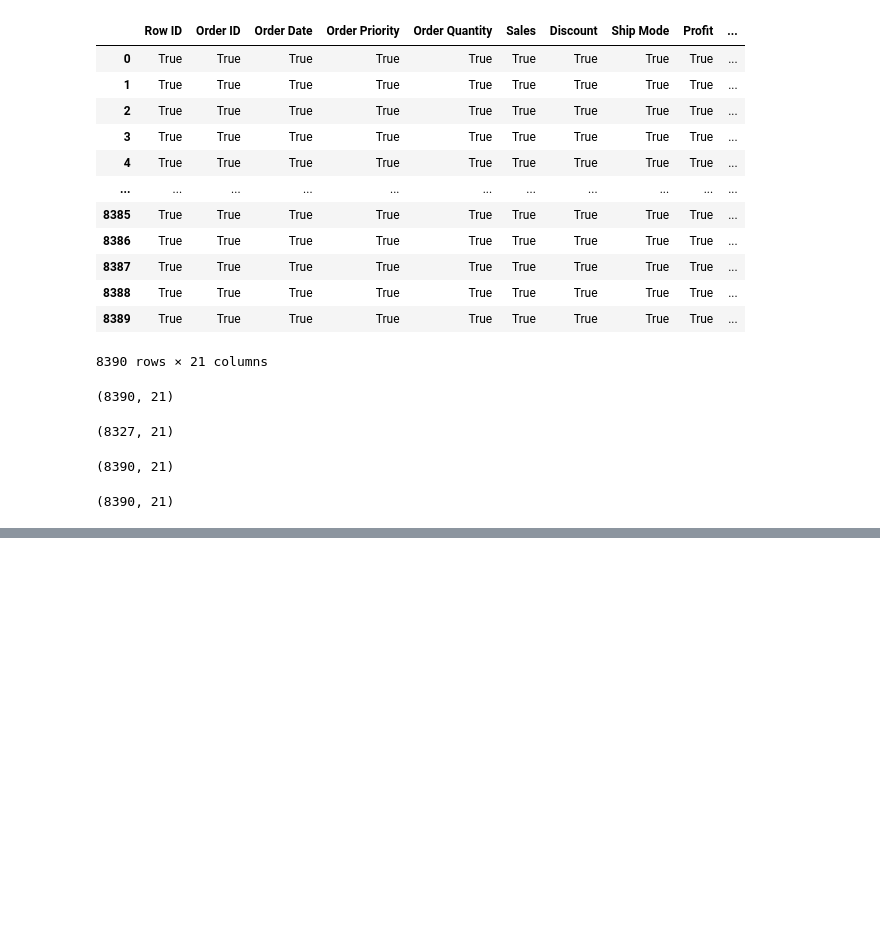
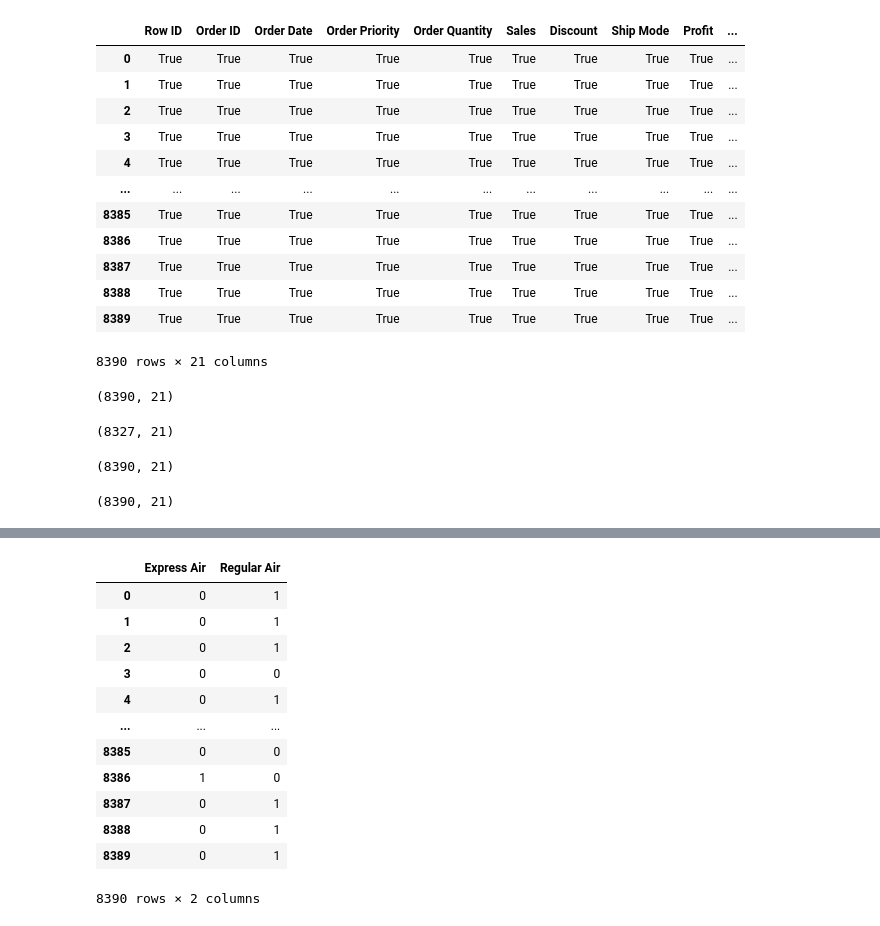
Before and after one commit to vivekgupta0657/learning-python, a Jupyter notebook: revamp.ipynb, the cells around one changed output, grey strips where cells are left out. Drawn from its saved outputs; the diff is of its cells as text; code cells hidden in the pictures; blank space fills up the shorter version.

```diff
--- a/revamp.ipynb
+++ b/revamp.ipynb
@@ -1077,0 +1215,17 @@ order.dropna(how='any',thresh=1).shape
+# %%
+order_dummies =pd.get_dummies(order['Ship Mode']).iloc[:,1:]
+order_dummies
+# %% [output]
+|  | Express Air | Regular Air |
+| 0 | 0 | 1 |
+| 1 | 0 | 1 |
+| 2 | 0 | 1 |
+| 3 | 0 | 0 |
+| 4 | 0 | 1 |
+| ... | ... | ... |
+| 8385 | 0 | 0 |
+| 8386 | 1 | 0 |
+| 8387 | 0 | 1 |
+| 8388 | 0 | 1 |
+| 8389 | 0 | 1 |
+8390 rows × 2 columns
```
Also changed, not shown: parts of 14 cells of this notebook.
